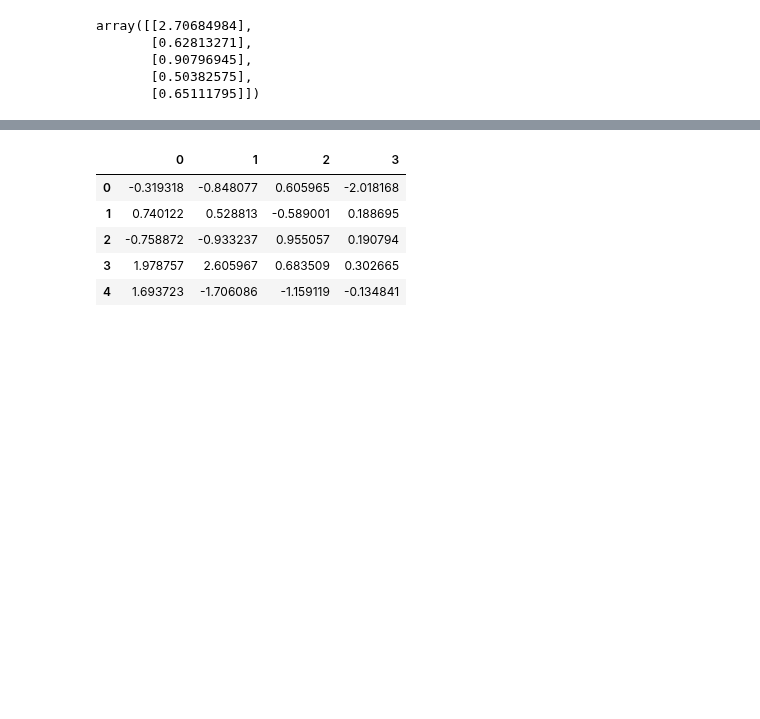
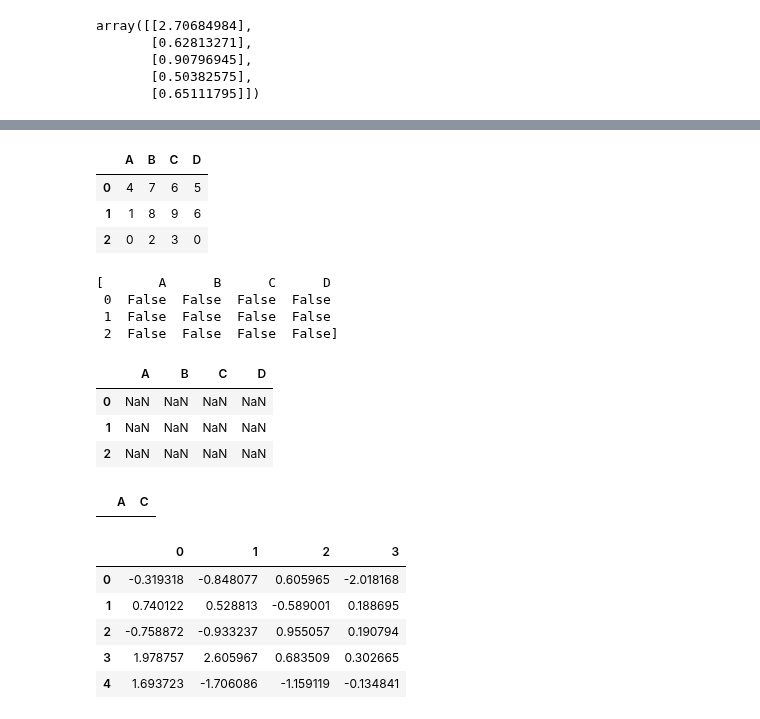
Before and after one commit to fadhuweb/Rain-python, a Jupyter notebook: fwaimlnotes/fwaimlnotes/Pandas note 1.ipynb, the cells around one changed output, grey strips where cells are left out. Saved outputs shown, nothing was run; the diff lists cells and outputs as text; code cells hidden in the pictures; blank space fills up the shorter version.

```diff
--- a/fwaimlnotes/fwaimlnotes/Pandas note 1.ipynb
+++ b/fwaimlnotes/fwaimlnotes/Pandas note 1.ipynb
@@ -151,3 +324,30 @@ pd.DataFrame?
+# %%
+# changing the data of column
+d1['C']= d1['C']*3
+d1
+# %% [output]
+|  | A | B | C | D |
+| 0 | 4 | 7 | 6 | 5 |
+| 1 | 1 | 8 | 9 | 6 |
+| 2 | 0 | 2 | 3 | 0 |
+# %%
+[d1>10]
+# %% [output]
+[       A      B      C      D
+ 0  False  False  False  False
+ 1  False  False  False  False
+ 2  False  False  False  False]
+# %%
+d1[d1>10]
+# %% [output]
+|  | A | B | C | D |
+| 0 | NaN | NaN | NaN | NaN |
+| 1 | NaN | NaN | NaN | NaN |
+| 2 | NaN | NaN | NaN | NaN |
+# %%
+d1.loc[d1['B']> 10, ['A','C']]
+# %% [output]
+|  | A | C |
 # %%
 pd.DataFrame(data = randn(5,4))
 # %% [output]
```
Also changed, not shown: parts of 24 cells of this notebook, 5 other files.
